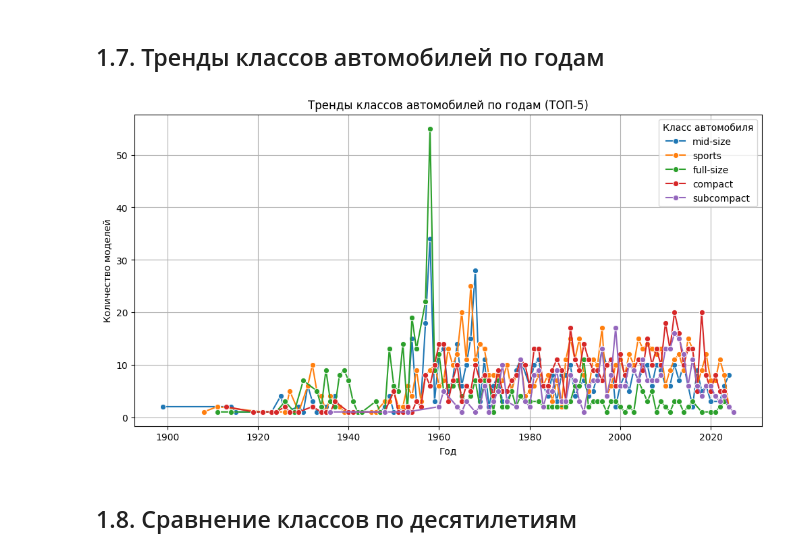
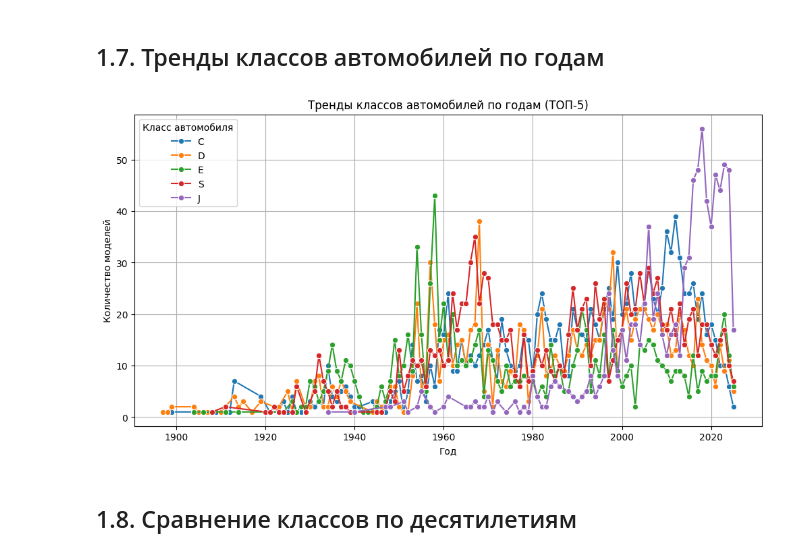
Before and after one commit to AntonS86/wiki-scraper, a Jupyter notebook: notebooks/data_exploration.ipynb, the cells around one changed output. Saved outputs shown, nothing was run; the diff lists cells and outputs as text; code cells hidden in the pictures.

```diff
--- a/notebooks/data_exploration.ipynb
+++ b/notebooks/data_exploration.ipynb
@@ -125,35 +125,35 @@ with sqlite3.connect(db_path) as conn:
     FROM vehicles
     WHERE production_start_year IS NOT NULL and vehicle_class IS NOT NULL
     """
     df_class_trends = pd.read_sql(query, conn)
 
 # Разделяем vehicle_class по ";"
 df_class_trends["vehicle_class"] = df_class_trends["vehicle_class"].str.split(";")
 
 # "Разворачиваем" (explode) каждый класс в отдельные строки
 df_class_trends = df_class_trends.explode("vehicle_class")
 
 # Убираем лишние пробелы
-df_class_trends["vehicle_class"] = df_class_trends["vehicle_class"].str.replace('car', '').str.strip()
+df_class_trends["vehicle_class"] = df_class_trends["vehicle_class"].str.strip()
 
 # Группируем по годам и классам, считаем количество
 df_class_trends = df_class_trends.groupby(["production_start_year", "vehicle_class"]).size().reset_index(name="count")
 
 # ТОП-5 популярных классов
 top5_classes = df_class_trends.groupby("vehicle_class")["count"].sum().nlargest(5).index
 df_class_trends = df_class_trends[df_class_trends["vehicle_class"].isin(top5_classes)]
 
 # Визуализация
 plt.figure(figsize=(12, 6))
 sns.lineplot(data=df_class_trends, x="production_start_year", y="count", hue="vehicle_class", marker="o")
 plt.xlabel("Год")
 plt.ylabel("Количество моделей")
 plt.title("Тренды классов автомобилей по годам (ТОП-5)")
 plt.legend(title="Класс автомобиля")
 plt.grid(True)
 plt.show()
 # %% [output]
-[figure, old version]
+[figure, new version]
 # %% [markdown]
 ## 1.8. Сравнение классов по десятилетиям
 # %%
```
Also changed, not shown: parts of 23 cells of this notebook.
